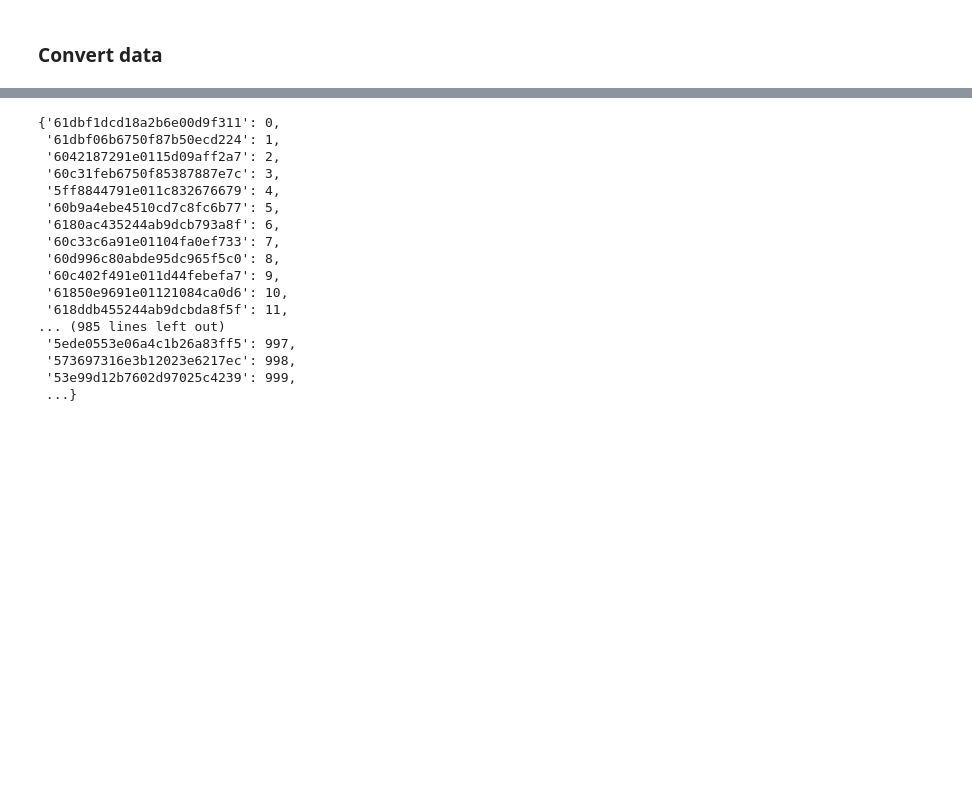
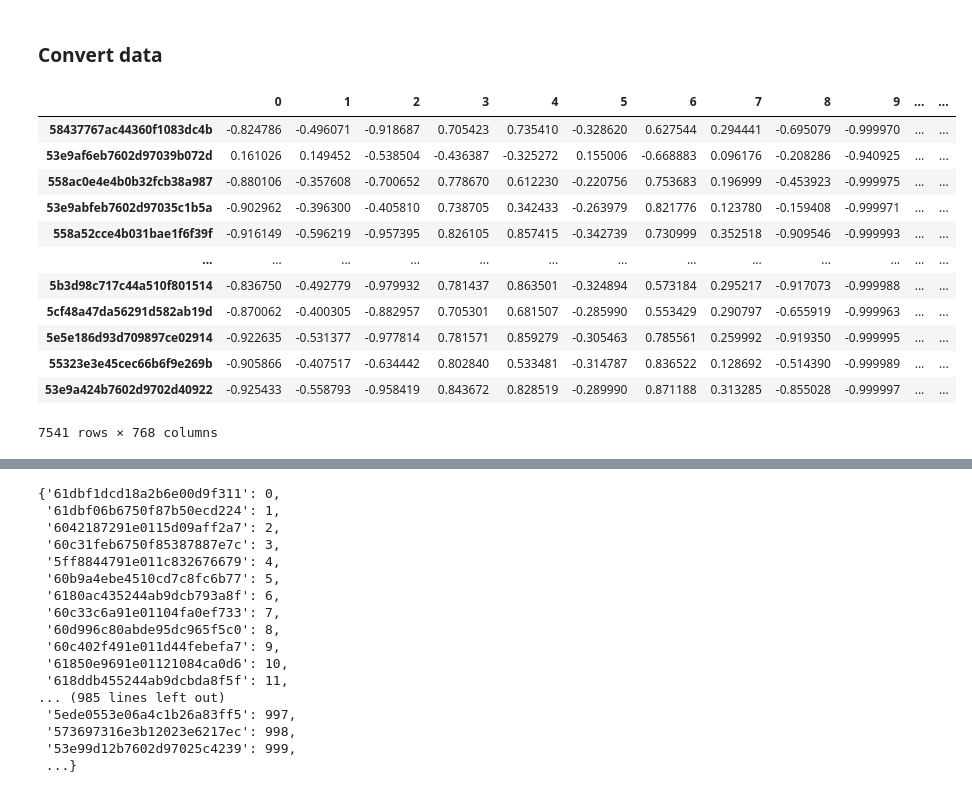
Before and after one commit to dipplestix/gnn_project, a Jupyter notebook: Baseline.ipynb, the cells around one changed output, grey strips where cells are left out. Drawn from its saved outputs; the diff is of its cells as text; code cells hidden in the pictures; blank space fills up the shorter version.

```diff
--- a/Baseline.ipynb
+++ b/Baseline.ipynb
@@ -15,3 +21,20 @@ from torch_geometric.data import Data
 import numpy as np
 import pickle
 import pandas as pd
+# %%
+title_embedding_scibert_df = pd.read_csv('title_embeddings.csv',index_col=0)
+title_embedding_scibert_df
+# %% [output]
+|  | 0 | 1 | 2 | 3 | 4 | 5 | 6 | 7 | 8 | 9 | ... | ... |
+| 58437767ac44360f1083dc4b | -0.824786 | -0.496071 | -0.918687 | 0.705423 | 0.735410 | -0.328620 | 0.627544 | 0.294441 | -0.695079 | -0.999970 | ... | ... |
+| 53e9af6eb7602d97039b072d | 0.161026 | 0.149452 | -0.538504 | -0.436387 | -0.325272 | 0.155006 | -0.668883 | 0.096176 | -0.208286 | -0.940925 | ... | ... |
+| 558ac0e4e4b0b32fcb38a987 | -0.880106 | -0.357608 | -0.700652 | 0.778670 | 0.612230 | -0.220756 | 0.753683 | 0.196999 | -0.453923 | -0.999975 | ... | ... |
+| 53e9abfeb7602d97035c1b5a | -0.902962 | -0.396300 | -0.405810 | 0.738705 | 0.342433 | -0.263979 | 0.821776 | 0.123780 | -0.159408 | -0.999971 | ... | ... |
+| 558a52cce4b031bae1f6f39f | -0.916149 | -0.596219 | -0.957395 | 0.826105 | 0.857415 | -0.342739 | 0.730999 | 0.352518 | -0.909546 | -0.999993 | ... | ... |
+| ... | ... | ... | ... | ... | ... | ... | ... | ... | ... | ... | ... | ... |
+| 5b3d98c717c44a510f801514 | -0.836750 | -0.492779 | -0.979932 | 0.781437 | 0.863501 | -0.324894 | 0.573184 | 0.295217 | -0.917073 | -0.999988 | ... | ... |
+| 5cf48a47da56291d582ab19d | -0.870062 | -0.400305 | -0.882957 | 0.705301 | 0.681507 | -0.285990 | 0.553429 | 0.290797 | -0.655919 | -0.999963 | ... | ... |
+| 5e5e186d93d709897ce02914 | -0.922635 | -0.531377 | -0.977814 | 0.781571 | 0.859279 | -0.305463 | 0.785561 | 0.259992 | -0.919350 | -0.999995 | ... | ... |
+| 55323e3e45cec66b6f9e269b | -0.905866 | -0.407517 | -0.634442 | 0.802840 | 0.533481 | -0.314787 | 0.836522 | 0.128692 | -0.514390 | -0.999989 | ... | ... |
+| 53e9a424b7602d9702d40922 | -0.925433 | -0.558793 | -0.958419 | 0.843672 | 0.828519 | -0.289990 | 0.871188 | 0.313285 | -0.855028 | -0.999997 | ... | ... |
+7541 rows × 768 columns
```
Also changed, not shown: parts of 12 cells of this notebook.
